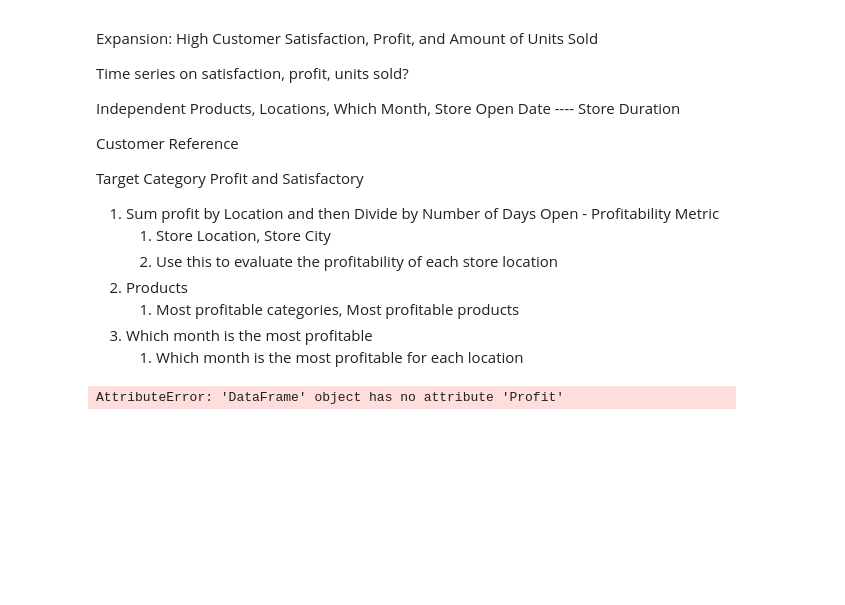
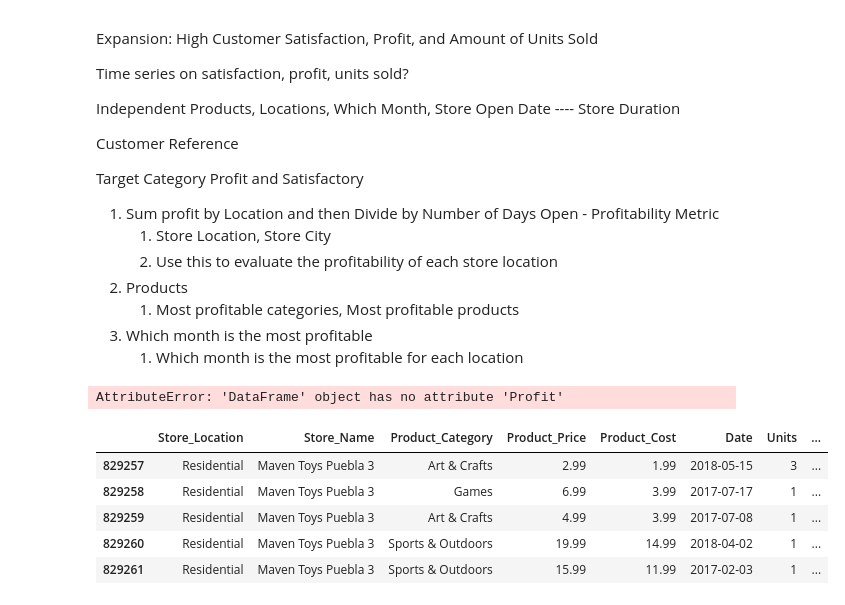
Before and after one commit to tianlan8/maven_toys_analysis, a Jupyter notebook: Maven_Toys_Data_Analysis.ipynb, the cells around one changed output. Saved outputs shown, nothing was run; the diff lists cells and outputs as text; code cells hidden in the pictures; blank space fills up the shorter version.

```diff
--- a/Maven_Toys_Data_Analysis.ipynb
+++ b/Maven_Toys_Data_Analysis.ipynb
@@ -442,4 +442,11 @@ maven_df.Profit * maven_df.Customer_Satisfaction
 # %% [output]
 AttributeError: 'DataFrame' object has no attribute 'Profit'
 # %%
-maven_df
+maven_df.tail()
+# %% [output]
+|  | Store_Location | Store_Name | Product_Category | Product_Price | Product_Cost | Date | Units | ... |
+| 829257 | Residential | Maven Toys Puebla 3 | Art & Crafts | 2.99 | 1.99 | 2018-05-15 | 3 | ... |
+| 829258 | Residential | Maven Toys Puebla 3 | Games | 6.99 | 3.99 | 2017-07-17 | 1 | ... |
+| 829259 | Residential | Maven Toys Puebla 3 | Art & Crafts | 4.99 | 3.99 | 2017-07-08 | 1 | ... |
+| 829260 | Residential | Maven Toys Puebla 3 | Sports & Outdoors | 19.99 | 14.99 | 2018-04-02 | 1 | ... |
+| 829261 | Residential | Maven Toys Puebla 3 | Sports & Outdoors | 15.99 | 11.99 | 2017-02-03 | 1 | ... |
```
